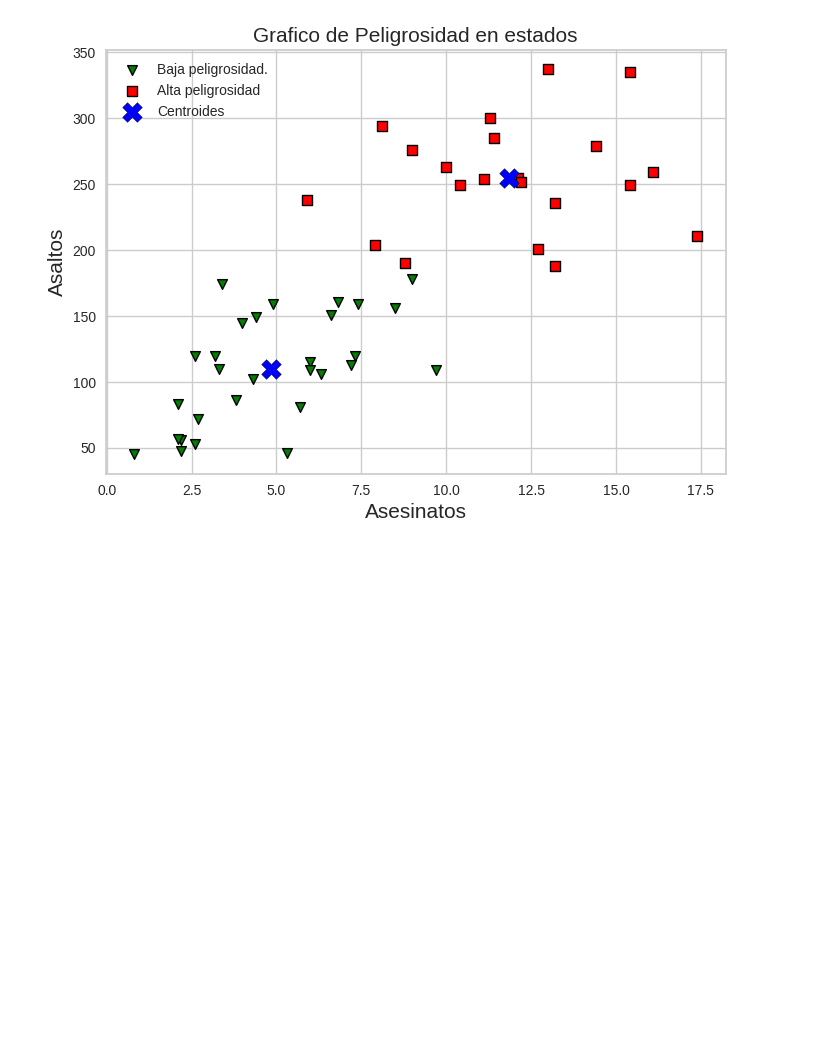
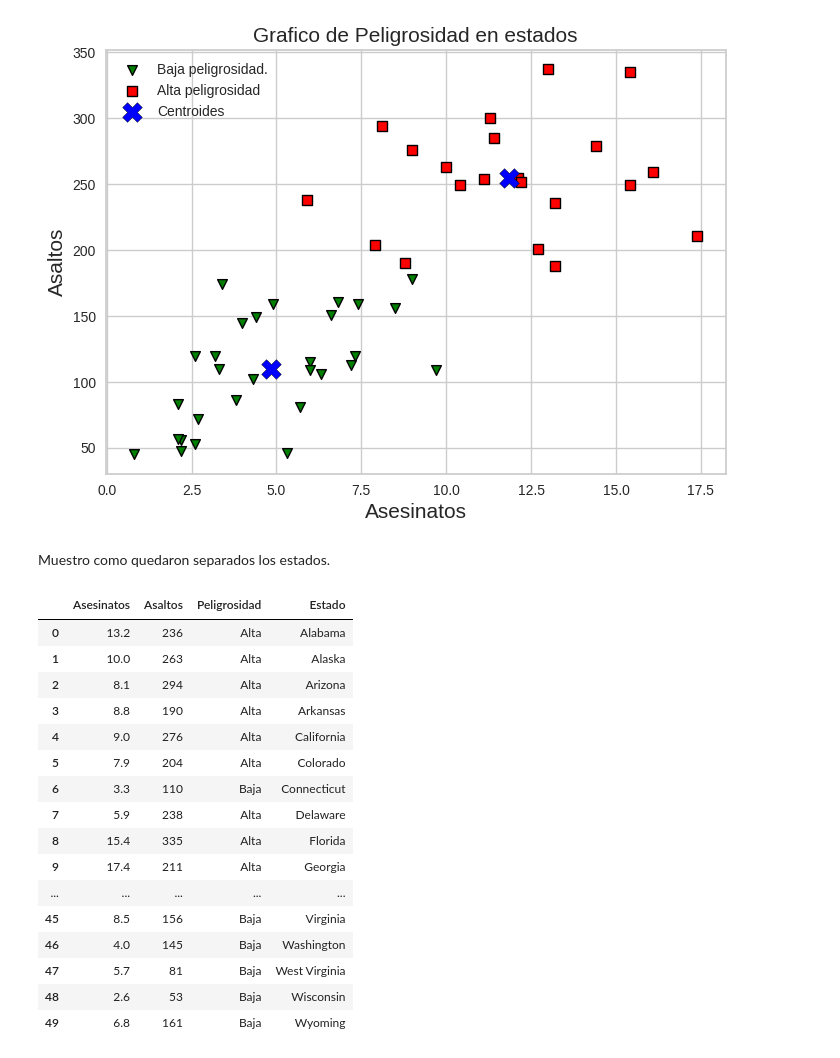
Before and after one commit to magno12345/Portafolio, a Jupyter notebook: Lab_clf_segun_zonas_peligrosidad_MAGNO_SOTELO.ipynb, the cells around one changed output. Drawn from its saved outputs; the diff is of its cells as text; code cells hidden in the pictures; blank space fills up the shorter version.

```diff
--- a/Lab_clf_segun_zonas_peligrosidad_MAGNO_SOTELO.ipynb
+++ b/Lab_clf_segun_zonas_peligrosidad_MAGNO_SOTELO.ipynb
@@ -184,3 +184,44 @@ plt.legend()
 plt.show()
 # %% [output]
 [figure]
+# %% [markdown]
+Muestro como quedaron separados los estados.
+# %%
+#Le agrego la columna estado a x_copia para poder ver cuales son los estados de baja o alta peligrosidad.
+X_copia["Estado"] = df["Estado"]
+
+
+df_cluster_0 = X_copia[X_copia['cluster'] == 0]#baja peligrosidad
+# Cambio el nombre de la columna 'cluster' a 'peligrosidad'
+df_cluster_0 = df_cluster_0.rename(columns={'cluster': 'Peligrosidad'})
+# Cambio el valor 0 a 'baja' en la columna 'peligrosidad'
+df_cluster_0['Peligrosidad'] = 'Baja'
+
+
+df_cluster_1 = X_copia[X_copia['cluster'] == 1]#alta peligrosidad
+# Cambio el nombre de la columna 'cluster' a 'peligrosidad'
+df_cluster_1 = df_cluster_1.rename(columns={'cluster': 'Peligrosidad'})
+# Cambio el valor 0 a 'alta' en la columna 'peligrosidad'
+df_cluster_1['Peligrosidad'] = 'Alta'
+
+#concateno los 2 df y los ordeno x indice
+resultado = pd.concat([df_cluster_0, df_cluster_1]).sort_index()
+resultado
+# %% [output]
+|  | Asesinatos | Asaltos | Peligrosidad | Estado |
+| 0 | 13.2 | 236 | Alta | Alabama |
+| 1 | 10.0 | 263 | Alta | Alaska |
+| 2 | 8.1 | 294 | Alta | Arizona |
+| 3 | 8.8 | 190 | Alta | Arkansas |
+| 4 | 9.0 | 276 | Alta | California |
+| 5 | 7.9 | 204 | Alta | Colorado |
+| 6 | 3.3 | 110 | Baja | Connecticut |
+| 7 | 5.9 | 238 | Alta | Delaware |
+| 8 | 15.4 | 335 | Alta | Florida |
+| 9 | 17.4 | 211 | Alta | Georgia |
+| ... | ... | ... | ... | ... |
+| 45 | 8.5 | 156 | Baja | Virginia |
+| 46 | 4.0 | 145 | Baja | Washington |
+| 47 | 5.7 | 81 | Baja | West Virginia |
+| 48 | 2.6 | 53 | Baja | Wisconsin |
+| 49 | 6.8 | 161 | Baja | Wyoming |
```
Also changed, not shown: parts of 2 cells of this notebook.
